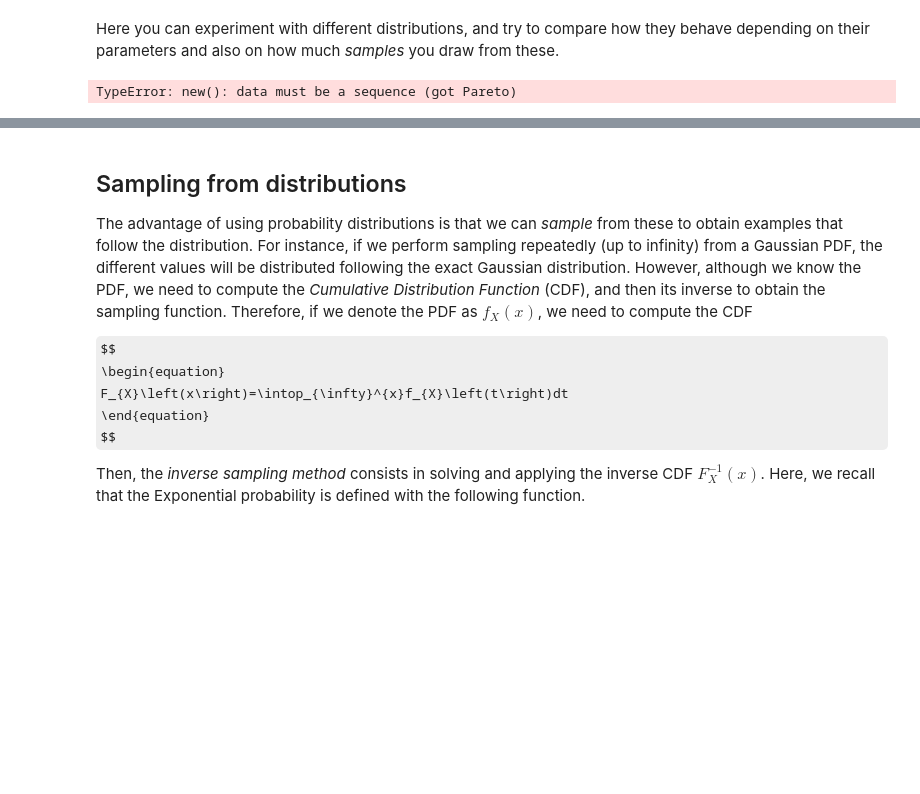
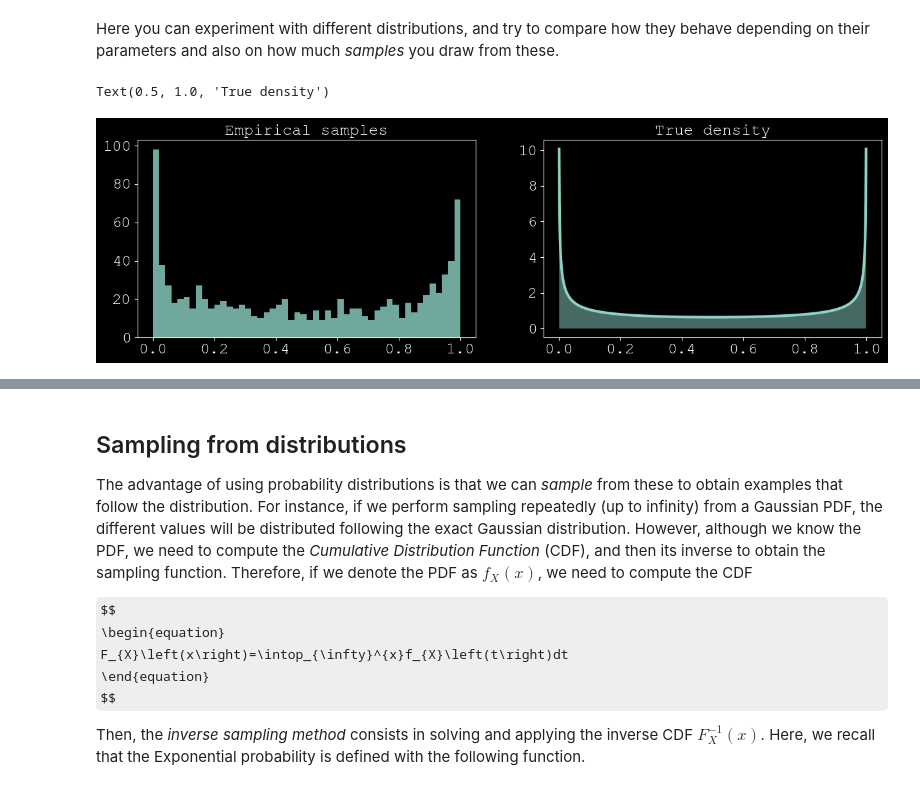
Before and after one commit to quentin-le-gall/Atiam_ml, a Jupyter notebook: 04b_distributions.ipynb, the cells around one changed output, grey strips where cells are left out. Drawn from its saved outputs; the diff is of its cells as text; code cells hidden in the pictures; some formulas as TeX source; blank space fills up the shorter version.

Commit message:
04b_distribution.ipynb
Correction de mes empirical

```diff
--- a/04b_distributions.ipynb
+++ b/04b_distributions.ipynb
@@ -282,21 +282,18 @@ Text(0.5, 1.0, 'True density')
 Here you can experiment with different distributions, and try to compare how they behave depending on their parameters and also on how much _samples_ you draw from these.
 # %%
 # Based on a normal
-n = distribution.Bernoulli(probs=torch.tensor([0.5]))
+n = distribution.Beta(concentration1=torch.tensor([0.5]), concentration0=torch.tensor([0.5]))
 # Obtain some samples
 samples = n.sample((1000,))
 # Evaluate true density at given points
+x=np.linspace(0,1,1000)
 density = torch.exp(n.log_prob(torch.Tensor(x))).numpy()
 # Plot both samples and density
 fig, (ax1, ax2) = plt.subplots(1, 2, sharex=True, figsize=(15, 4))
-ax1.hist(samples, 50, alpha=0.8)
+ax1.hist(samples.numpy(), 50, alpha=0.8)
 ax1.set_title('Empirical samples', fontsize=18)
 ax2.plot(x, density); ax2.fill_between(x, density, 0, alpha=0.5)
 ax2.set_title('True density', fontsize=18)
-
-
-plt.figure()
-plt.hist(samples,50,alphas=0.8)
-plt.title('Empirical samples', fontsize=18)
 # %% [output]
-TypeError: new(): data must be a sequence (got Pareto)
+Text(0.5, 1.0, 'True density')
+[figure, added]
```
Also changed, not shown: parts of 6 cells of this notebook.
